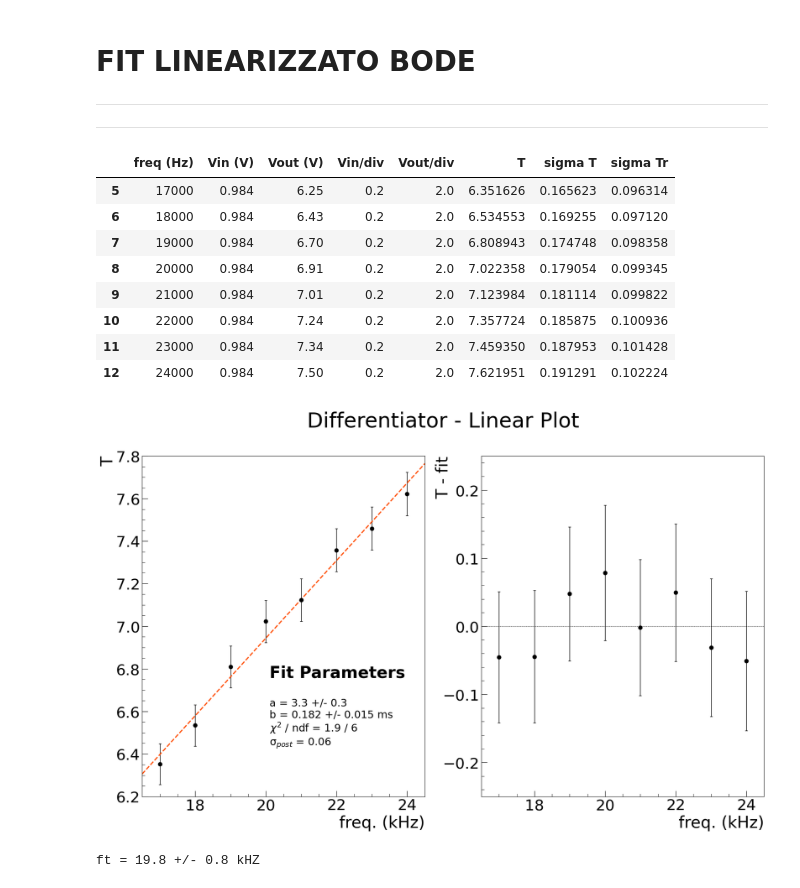
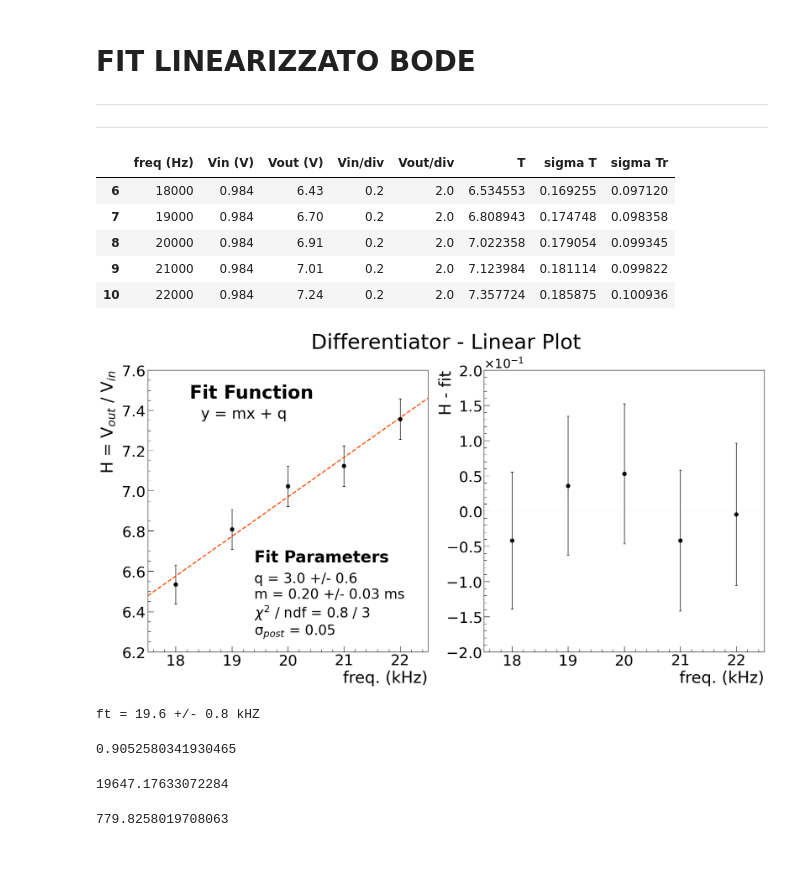
Before and after one commit to niklai99/physics_laboratory_2020_2021, a Jupyter notebook: AMPLIFICATORI OPERAZIONALI/Python/Check.ipynb, the cells around one changed output. Saved outputs shown, nothing was run; the diff lists cells and outputs as text; code cells hidden in the pictures; blank space fills up the shorter version.

Commit message:
Revised Report

```diff
--- a/AMPLIFICATORI OPERAZIONALI/Python/Check.ipynb
+++ b/AMPLIFICATORI OPERAZIONALI/Python/Check.ipynb
@@ -135,34 +135,31 @@ data['sigma Tr'] = data['T'] * np.sqrt( (sigmaL * data['Vin/div'] / data['Vin (V
 
 
 # ARANCIONE
-linear_data = data.iloc[4:12, :]
+linear_data = data.iloc[5:10, :]
 
 linear_data
 # %% [output]
 |  | freq (Hz) | Vin (V) | Vout (V) | Vin/div | Vout/div | T | sigma T | sigma Tr |
-| 5 | 17000 | 0.984 | 6.25 | 0.2 | 2.0 | 6.351626 | 0.165623 | 0.096314 |
 | 6 | 18000 | 0.984 | 6.43 | 0.2 | 2.0 | 6.534553 | 0.169255 | 0.097120 |
 | 7 | 19000 | 0.984 | 6.70 | 0.2 | 2.0 | 6.808943 | 0.174748 | 0.098358 |
 | 8 | 20000 | 0.984 | 6.91 | 0.2 | 2.0 | 7.022358 | 0.179054 | 0.099345 |
 | 9 | 21000 | 0.984 | 7.01 | 0.2 | 2.0 | 7.123984 | 0.181114 | 0.099822 |
 | 10 | 22000 | 0.984 | 7.24 | 0.2 | 2.0 | 7.357724 | 0.185875 | 0.100936 |
-| 11 | 23000 | 0.984 | 7.34 | 0.2 | 2.0 | 7.459350 | 0.187953 | 0.101428 |
-| 12 | 24000 | 0.984 | 7.50 | 0.2 | 2.0 | 7.621951 | 0.191291 | 0.102224 |
 # %%
 # FIG SETTINGS AND AXES
-fig = plt.figure(figsize=(19.2, 10.8), dpi = 100)
+fig = plt.figure(figsize=(19.2, 9), dpi = 100)
 ax1 = fig.add_subplot(1, 2, 1)
 ax2 = fig.add_subplot(1, 2, 2)
 
 # CONSTANTS
-XMIN = 16.5
-XMAX = 24.5
+XMIN = 17.5
+XMAX = 22.5
 YMIN = 6.2
-YMAX = 7.8
+YMAX = 7.6
 RESXMIN = XMIN
 RESXMAX = XMAX
-RESYMIN = -0.25
-RESYMAX = 0.25
+RESYMIN = -0.20
+RESYMAX = 0.20
 
 # PERFORM THE FIT
 par, cov = curve_fit(f = lin, xdata = linear_data['freq (Hz)'] * 1e-3, ydata = linear_data['T'], sigma = linear_data['sigma Tr'], absolute_sigma = True)
@@ -207,52 +204,58 @@ ax2.errorbar(linear_data['freq (Hz)'] * 1e-3, res, xerr = 0, yerr = linear_data[
 # DRAW DASHED 'ZERO' LINE
 ax2.axhline(color = '#000000', linewidth = 0.5, linestyle = 'dashed')
 
-aa = 'a = ' + format(a, '1.1f') + ' +/- ' + format(err_a, '1.1f')
-bb = 'b = ' + format(b, '1.3f') + ' +/- ' + format(err_b, '1.3f') + ' ms'
+aa = 'q = ' + format(a, '1.1f') + ' +/- ' + format(err_a, '1.1f')
+bb = 'm = ' + format(b, '1.2f') + ' +/- ' + format(err_b, '1.2f') + ' ms'
 chisq = '$\chi^{2}$ / ndf = ' + format(chi2, '1.1f') + ' / ' + format(len(linear_data['freq (Hz)'] ) - len(par), '1.0f')
 sigmap = '\u03C3$_{post}$ = ' + format(sigma_post, '1.2f')
 
-ax1.text(0.45, 0.35, 'Fit Parameters', fontsize = 28, fontweight = 'bold', transform=ax1.transAxes)
+ax1.text(0.38, 0.32, 'Fit Parameters', fontsize = 28, fontweight = 'bold', transform=ax1.transAxes)
 
-ax1.text(0.45, 0.15, aa + '\n' + bb + '\n' + chisq + '\n' + sigmap, fontsize = 18, color = '#000000', transform = ax1.transAxes)
+ax1.text(0.38, 0.06, aa + '\n' + bb + '\n' + chisq + '\n' + sigmap, fontsize = 24, color = '#000000', transform = ax1.transAxes)
+
+ax1.text(0.15, 0.90, 'Fit Function', fontsize = 32, fontweight = 'bold', transform=ax1.transAxes)
+
+ax1.text(0.19, 0.83, 'y = mx + q', fontsize = 26, color = '#000000', transform = ax1.transAxes)
 
 # PLOT TITLE
 fig.suptitle('Differentiator - Linear Plot', fontsize = 36)
 
 # AXIS LABELS
 ax1.set_xlabel('freq. (kHz)', fontsize = 28, loc = 'right')
-ax1.set_ylabel('T', fontsize = 28, loc = 'top', labelpad = 0)
+ax1.set_ylabel('H = V$_{out}$ / V$_{in}$', fontsize = 28, loc = 'top', labelpad = 10)
 ax2.set_xlabel('freq. (kHz)', fontsize = 28, loc = 'right')
-ax2.set_ylabel('T - fit', fontsize = 28, loc = 'top', labelpad = -15)
+ax2.set_ylabel('H - fit', fontsize = 28, loc = 'top', labelpad = -15)
 
 # AXIS TICKS
 ax1.tick_params(axis = 'x', which = 'major', labelsize = 26, direction = 'in', length = 10)
 ax1.tick_params(axis = 'y', which = 'major', labelsize = 26, direction = 'in', length = 10)
 ax1.tick_params(axis = 'both', which = 'minor', labelsize = 26, direction = 'in', length = 5)
 ax1.set_xticks(ticks = ax1.get_xticks(), minor = True)
 ax1.set_yticks(ticks = ax1.get_yticks(), minor = True)
 ax1.minorticks_on()
 #ax1.xaxis.set_major_formatter(ScalarFormatter(useMathText=True))
 #ax1.xaxis.get_offset_text().set_fontsize(22)
 #ax1.ticklabel_format(axis = 'x', style = 'scientific', scilimits = (0, 0))
 ax2.tick_params(axis = 'both', which = 'major', labelsize = 26, direction = 'in', length = 10)
 ax2.tick_params(axis = 'both', which = 'minor', labelsize = 26, direction = 'in', length = 5)
 ax2.set_xticks(ticks = ax1.get_xticks(), minor = True)
 ax2.set_yticks(ticks = ax1.get_yticks(), minor = True)
 ax2.minorticks_on()
-#ax2.xaxis.set_major_formatter(ScalarFormatter(useMathText=True))
-#ax2.xaxis.get_offset_text().set_fontsize(22)
-#ax2.ticklabel_format(axis = 'x', style = 'scientific', scilimits = (0, 0))
+ax2.yaxis.set_major_formatter(ScalarFormatter(useMathText=True))
+ax2.yaxis.get_offset_text().set_fontsize(22)
+ax2.ticklabel_format(axis = 'y', style = 'scientific', scilimits = (0, 0))
 
 # PLOT RANGE
 ax1.set_xlim(left = XMIN, right = XMAX)
 ax1.set_ylim(bottom = YMIN, top = YMAX)
 ax2.set_xlim(left = RESXMIN, right = RESXMAX)
 ax2.set_ylim(bottom = RESYMIN, top = RESYMAX)
 
+fig.savefig('../Plots/Report_Plots/diff_lin_bode.png', dpi = 300, facecolor = 'white')
+
 plt.show()
 # %% [output]
-[figure, old version]
+[figure, new version]
 # %%
 MAX = 9.75813325961185
 ERR_MAX = 0.038944371818336494
@@ -274,4 +277,17 @@ print(
     'ft = ' + format(ftt * 1e-3, '.1f') + ' +/- ' + format(err_ftt * 1e-3, '.1f') + ' kHZ'
 )
 # %% [output]
-ft = 19.8 +/- 0.8 kHZ
+ft = 19.6 +/- 0.8 kHZ
+# %%
+l = np.abs(chi2 - (len(linear_data['freq (Hz)'] ) - len(par))) / np.sqrt(2 * (len(linear_data['freq (Hz)'] ) - len(par)))
+l
+# %% [output]
+0.9052580341930465
+# %%
+ftt
+# %% [output]
+19647.17633072284
+# %%
+err_ftt
+# %% [output]
+779.8258019708063
```
Also changed, not shown: 6 other files.
